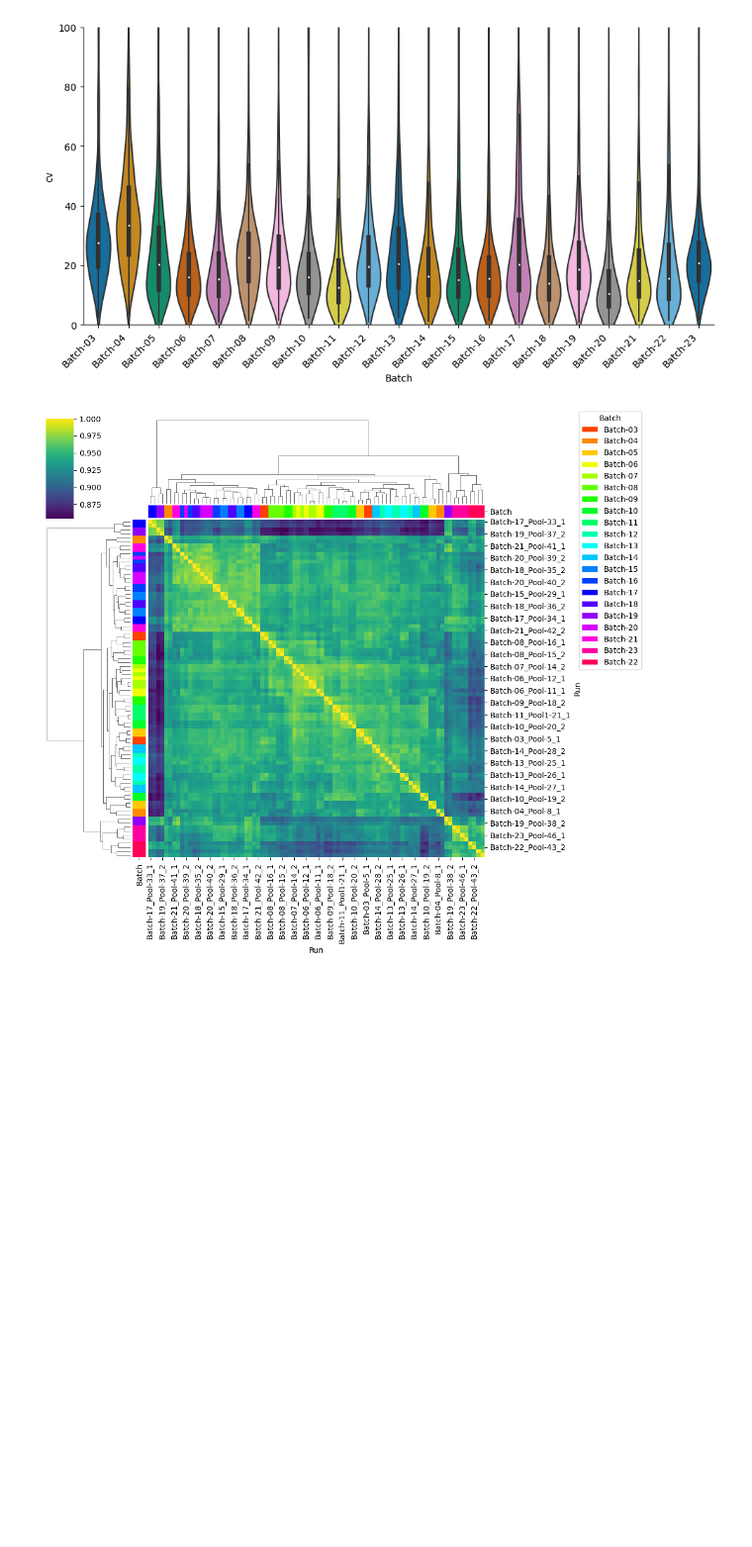
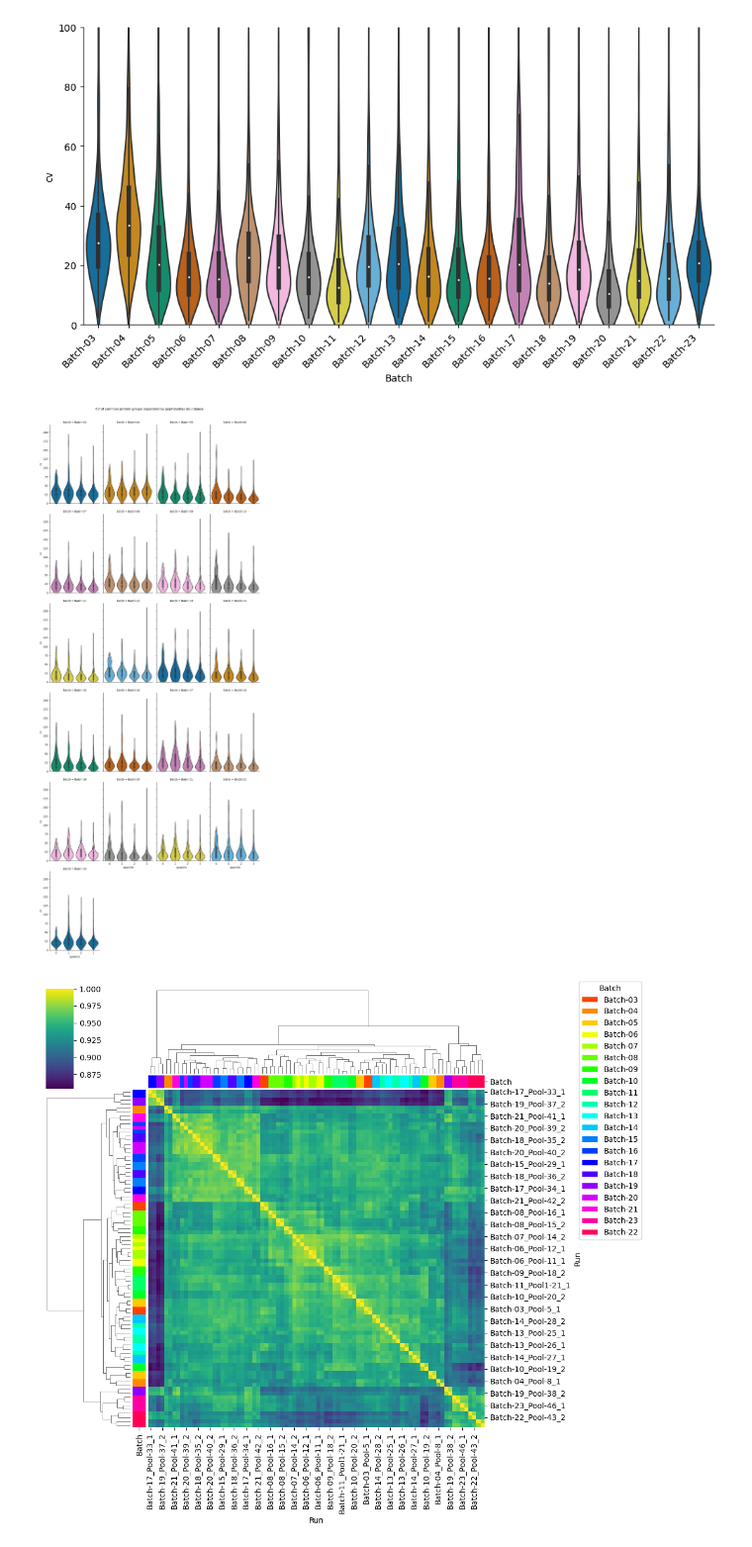
Before and after one commit to kevdai32/Proteomics, a Jupyter notebook: Dia.ipynb, the cells around one changed output. Shown at 99% size. Drawn from its saved outputs; the diff is of its cells as text; code cells hidden in the pictures; blank space fills up the shorter version.

```diff
--- a/Dia.ipynb
+++ b/Dia.ipynb
@@ -121,3 +129,12 @@ plt.show()
+# %%
+g = sns.catplot(data=merged_qc_quantile_cv,x='quantile',y='cv',hue='Batch',
+            col='Batch',col_wrap=4,kind='violin',dodge=False,height=5,aspect=.6, palette = 'colorblind')
+g.fig.suptitle('CV of common protein groups separated by peptideatlas abundance', ha='center')
+g.fig.subplots_adjust(top=.95)
+g.set(ylim=(0, None))
+plt.show()
+# %% [output]
+[figure, added]
 # %%
 from matplotlib.patches import Patch
 run_batch_df = pool_samples_pro_quant[['Run', 'Batch']].drop_duplicates().set_index('Run')
```
Also changed, not shown: parts of 6 cells of this notebook.
